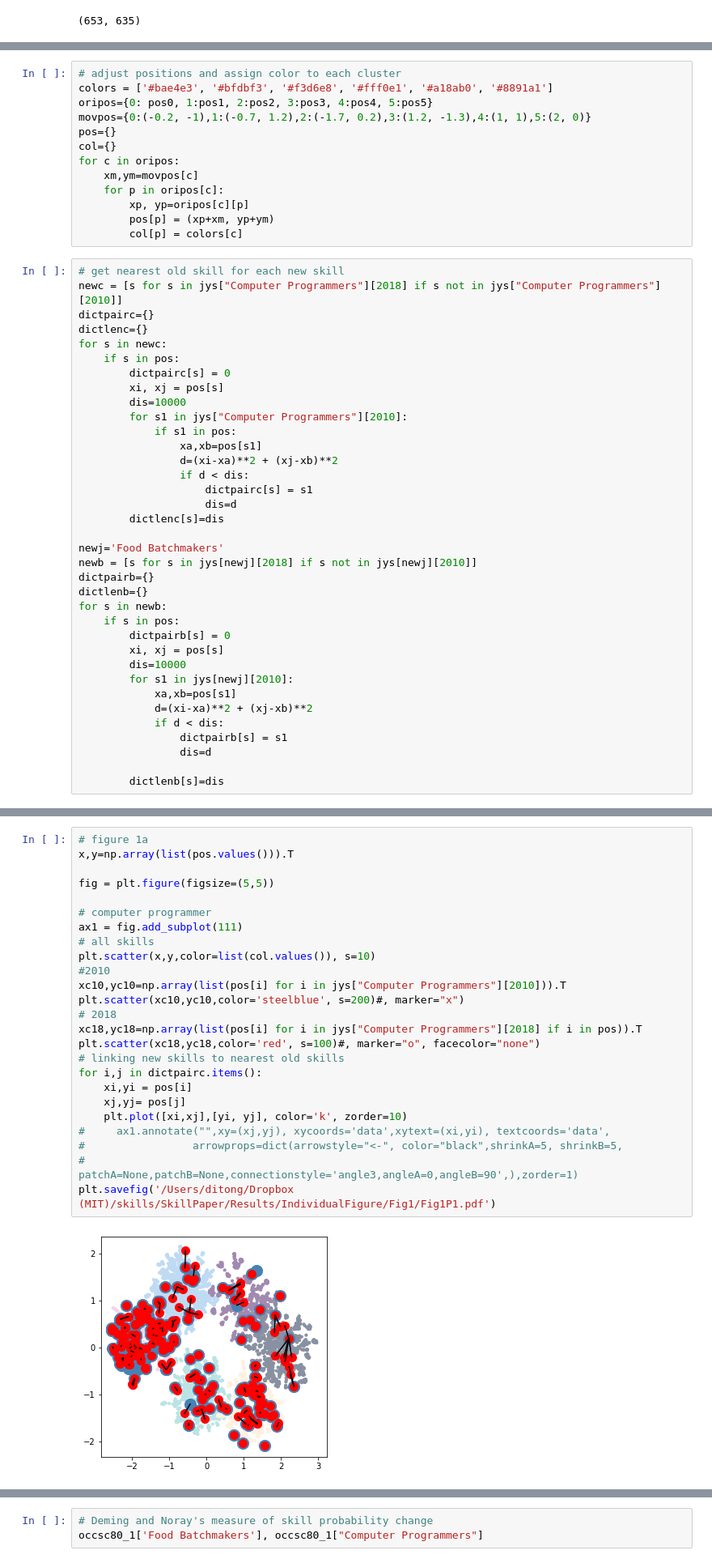
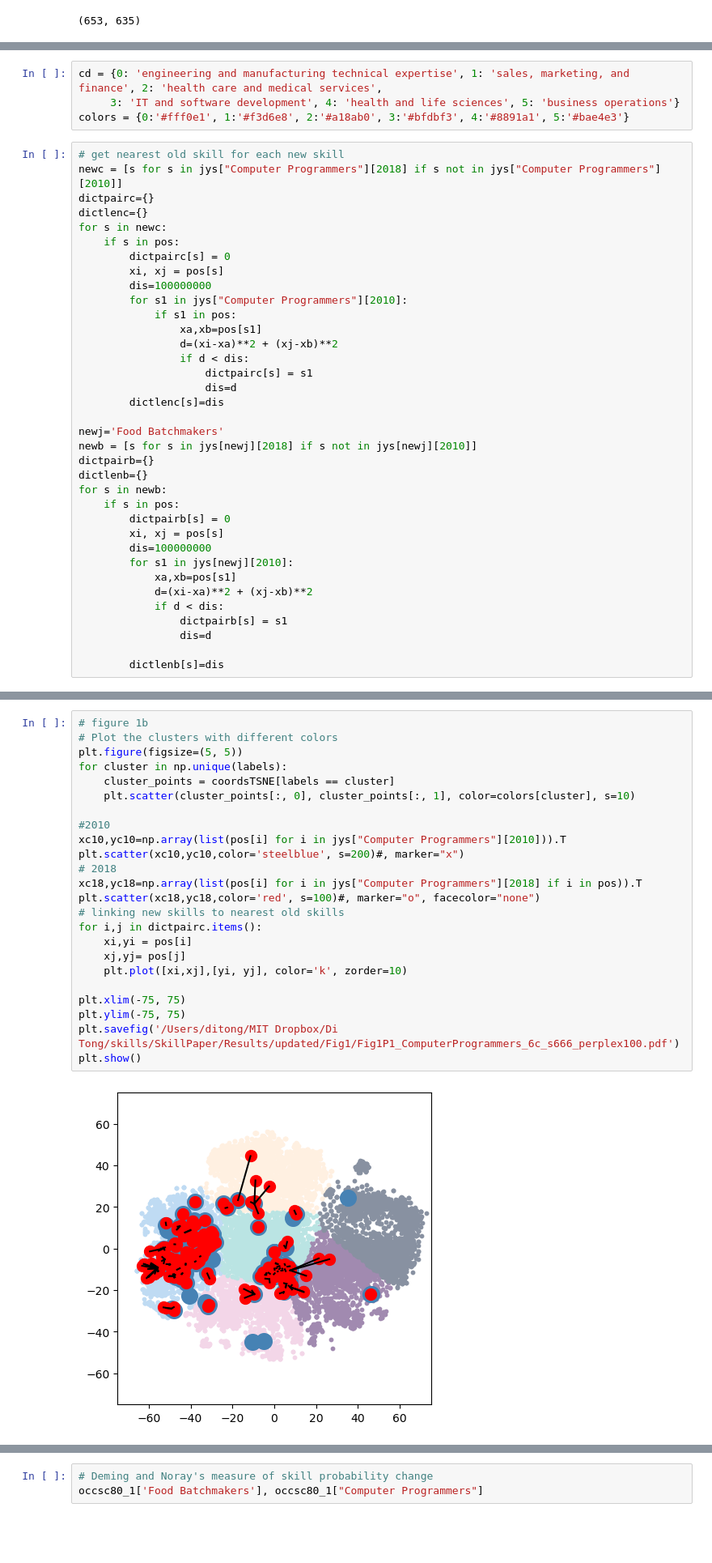
Before and after one commit to di-Tong/SkillPaper, a Jupyter notebook: Codes/MainFigures.ipynb, the cells around one changed output, grey strips where cells are left out. Shown at 81% size. Drawn from its saved outputs; the diff is of its cells as text; blank space fills up the shorter version.

```diff
--- a/Codes/MainFigures.ipynb
+++ b/Codes/MainFigures.ipynb
@@ -833,16 +662,7 @@ plt.show()
-# %%
-# adjust positions and assign color to each cluster
-colors = ['#bae4e3', '#bfdbf3', '#f3d6e8', '#fff0e1', '#a18ab0', '#8891a1']
-oripos={0: pos0, 1:pos1, 2:pos2, 3:pos3, 4:pos4, 5:pos5}
-movpos={0:(-0.2, -1),1:(-0.7, 1.2),2:(-1.7, 0.2),3:(1.2, -1.3),4:(1, 1),5:(2, 0)}
-pos={}
-col={}
-for c in oripos:
-    xm,ym=movpos[c]
-    for p in oripos[c]:
-        xp, yp=oripos[c][p]
-        pos[p] = (xp+xm, yp+ym)
-        col[p] = colors[c]
+# %%
+cd = {0: 'engineering and manufacturing technical expertise', 1: 'sales, marketing, and finance', 2: 'health care and medical services',
+     3: 'IT and software development', 4: 'health and life sciences', 5: 'business operations'}
+colors = {0:'#fff0e1', 1:'#f3d6e8', 2:'#a18ab0', 3:'#bfdbf3', 4:'#8891a1', 5:'#bae4e3'}
 # %%
 # get nearest old skill for each new skill
 newc = [s for s in jys["Computer Programmers"][2018] if s not in jys["Computer Programmers"][2010]]
@@ -852,7 +672,7 @@ for s in newc:
     if s in pos:
         dictpairc[s] = 0
         xi, xj = pos[s]
-        dis=10000
+        dis=100000000
         for s1 in jys["Computer Programmers"][2010]:
             if s1 in pos:
                 xa,xb=pos[s1]
@@ -870,7 +690,7 @@ for s in newb:
     if s in pos:
         dictpairb[s] = 0
         xi, xj = pos[s]
-        dis=10000
+        dis=100000000
         for s1 in jys[newj][2010]:
             xa,xb=pos[s1]
             d=(xi-xa)**2 + (xj-xb)**2
@@ -882,27 +727,26 @@ for s in newb:
 # %%
-# figure 1a
-x,y=np.array(list(pos.values())).T
+# figure 1b
+# Plot the clusters with different colors
+plt.figure(figsize=(5, 5))
+for cluster in np.unique(labels):
+    cluster_points = coordsTSNE[labels == cluster]
+    plt.scatter(cluster_points[:, 0], cluster_points[:, 1], color=colors[cluster], s=10)
 
-fig = plt.figure(figsize=(5,5))
-
-# computer programmer
-ax1 = fig.add_subplot(111)
-# all skills
-plt.scatter(x,y,color=list(col.values()), s=10)
 #2010
 xc10,yc10=np.array(list(pos[i] for i in jys["Computer Programmers"][2010])).T
 plt.scatter(xc10,yc10,color='steelblue', s=200)#, marker="x")
 # 2018
 xc18,yc18=np.array(list(pos[i] for i in jys["Computer Programmers"][2018] if i in pos)).T
 plt.scatter(xc18,yc18,color='red', s=100)#, marker="o", facecolor="none")
 # linking new skills to nearest old skills
 for i,j in dictpairc.items():
     xi,yi = pos[i]
     xj,yj= pos[j]
     plt.plot([xi,xj],[yi, yj], color='k', zorder=10)
-#     ax1.annotate("",xy=(xj,yj), xycoords='data',xytext=(xi,yi), textcoords='data',
-#                 arrowprops=dict(arrowstyle="<-", color="black",shrinkA=5, shrinkB=5,
-#                 patchA=None,patchB=None,connectionstyle='angle3,angleA=0,angleB=90',),zorder=1)
-plt.savefig('/Users/ditong/Dropbox (MIT)/skills/SkillPaper/Results/IndividualFigure/Fig1/Fig1P1.pdf')
+
+plt.xlim(-75, 75)
+plt.ylim(-75, 75)
+plt.savefig('/Users/ditong/MIT Dropbox/Di Tong/skills/SkillPaper/Results/updated/Fig1/Fig1P1_ComputerProgrammers_6c_s666_perplex100.pdf')
+plt.show()
 # %% [output]
-[figure, old version]
+[figure, new version]
```
Also changed, not shown: parts of 113 cells of this notebook, 8 other files.
